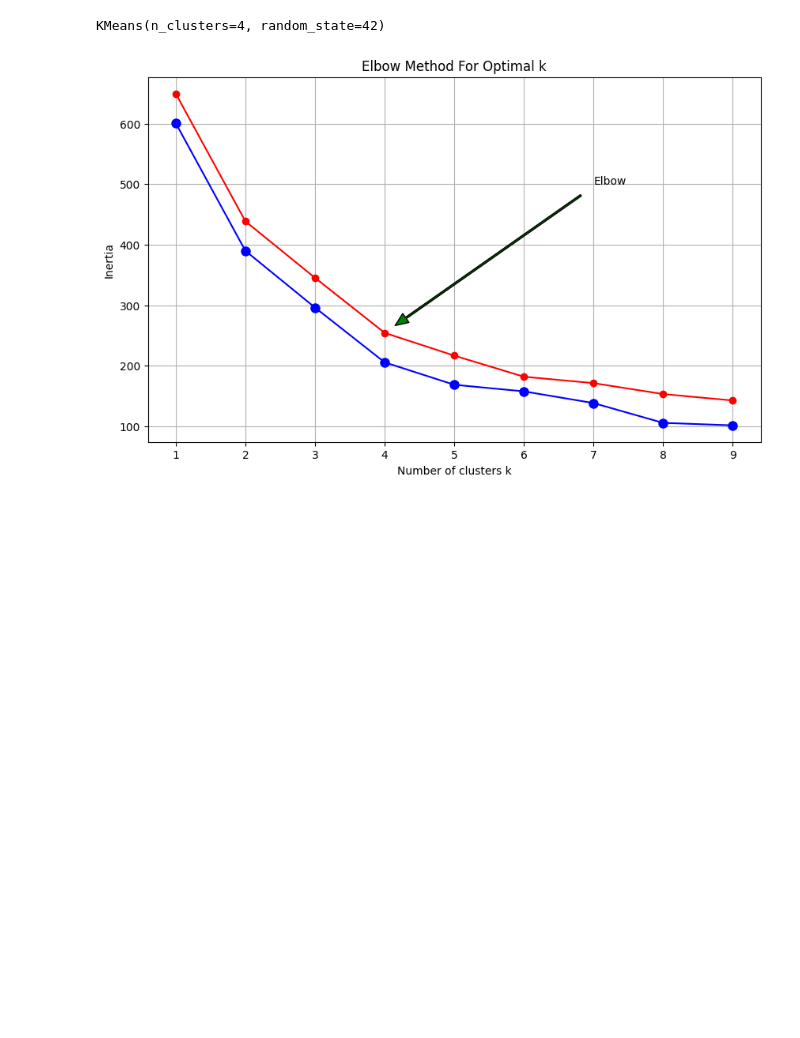
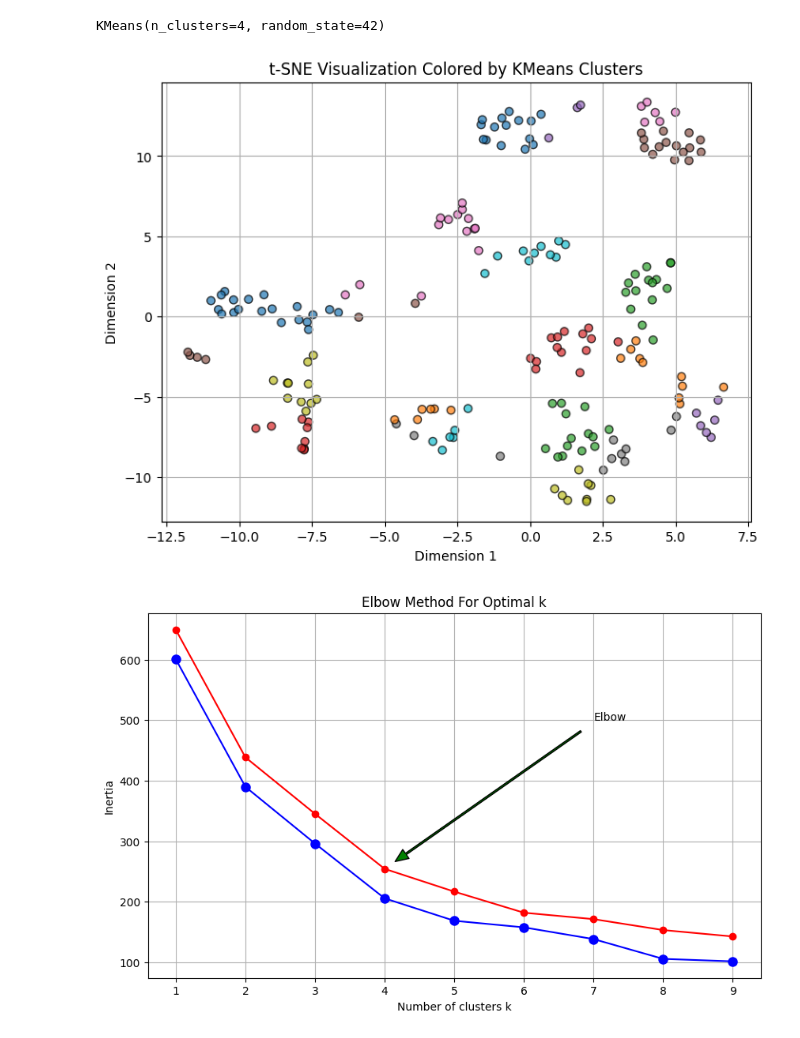
Before and after one commit to hamza-alkaabneh/project, a Jupyter notebook: project2_(2).ipynb, the cells around one changed output. Cells and saved outputs as stored; diff of their text form; code cells hidden in the pictures; blank space fills up the shorter version.

```diff
--- a/project2_(2).ipynb
+++ b/project2_(2).ipynb
@@ -311,6 +311,21 @@ kmeans = KMeans(n_clusters= 4 , random_state =42)
 kmeans.fit(data.iloc[ : , 1:])
 # %% [output]
 KMeans(n_clusters=4, random_state=42)
+# %%
+
+
+tsne = TSNE(n_components=2, perplexity=30, random_state=42)
+data_tsne = tsne.fit_transform(data_prepared)
+
+plt.figure(figsize=(8, 6))
+plt.scatter(data_tsne[:, 0], data_tsne[:, 1], c=labels, cmap='tab10', edgecolors='k', alpha=0.7)
+plt.title("t-SNE Visualization Colored by KMeans Clusters")
+plt.xlabel("Dimension 1")
+plt.ylabel("Dimension 2")
+plt.grid(True)
+plt.show()
+# %% [output]
+[figure, added]
 # %%
 inertiaspca = []
 inertias = []
```
Also changed, not shown: parts of 16 cells of this notebook.
